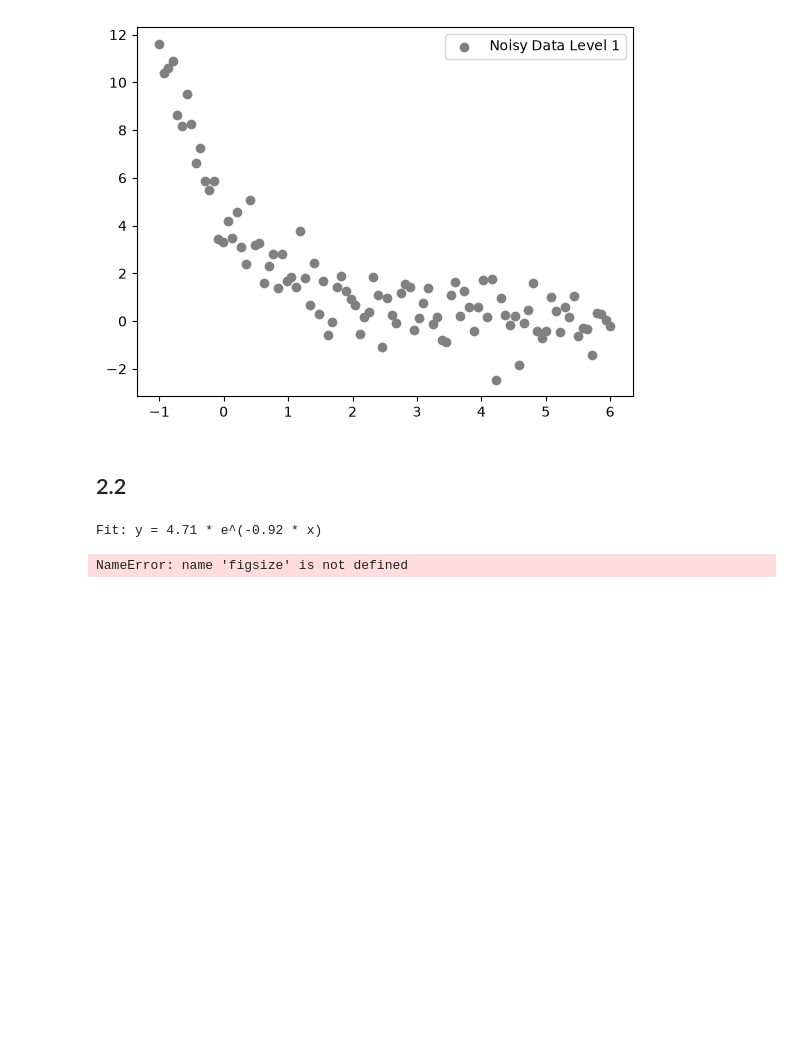
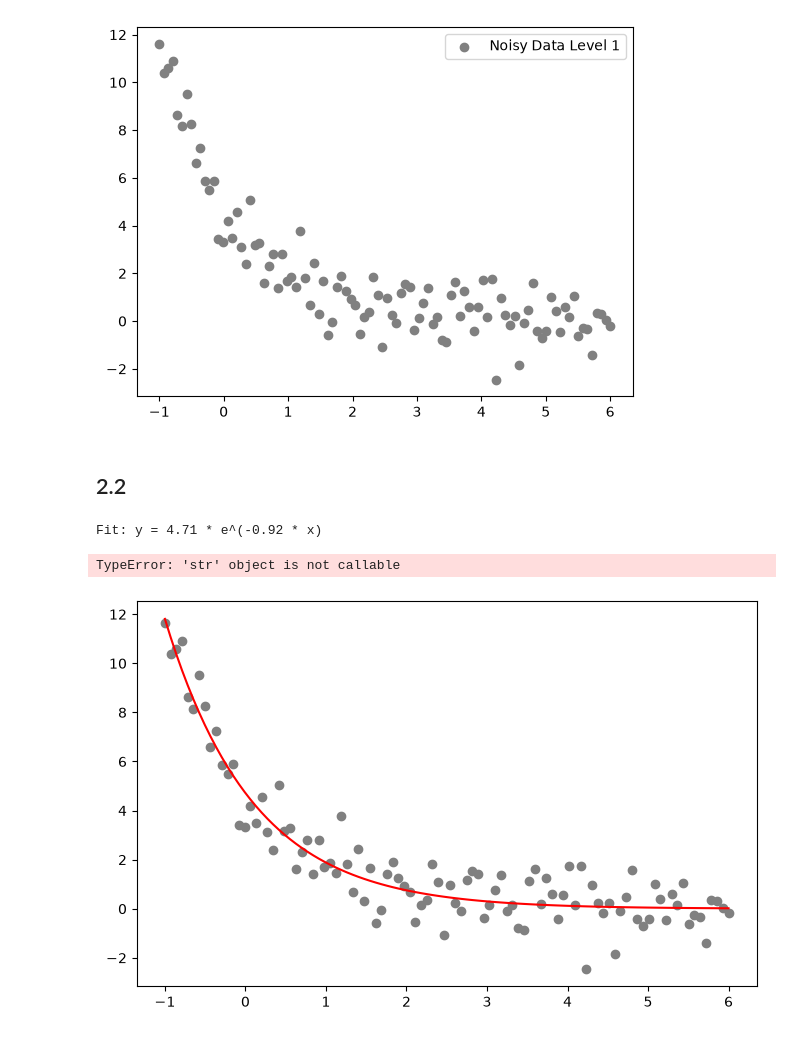
Before and after one commit to reaganbonham/reagan, a Jupyter notebook: homework9/homework9.ipynb, the cells around one changed output. Cells and saved outputs as stored; diff of their text form; code cells hidden in the pictures; blank space fills up the shorter version.

```diff
--- a/homework9/homework9.ipynb
+++ b/homework9/homework9.ipynb
@@ -72,37 +72,40 @@ y_noise_1 = df['y_noise_1'].values
 # %%
 def model(x, A, k):
     return A * np.exp(-k * x)
+
+x = df['x']
+y_noise_1 = df['y_noise_1']
 
 p0 = [1, 1]
 popt, pcov = curve_fit(model, x, y_noise_1, p0=p0)
 
 A_fit, k_fit = popt
 print(f'Fit: y = {A_fit:.2f} * e^(-{k_fit:.2f} * x)')
 
 residuals = y_noise_1 - model(x, A_fit, k_fit)
 chi2 = np.sum(residuals**2)
 dof = len(x) - len(popt)
-chi2_reduced = chi2 /dof
+chi2_reduced = chi2 / dof
 
-plt.figure(figsize(8, 5))
+plt.figure(figsize=(8, 5))
 
 sort_idx = np.argsort(x)
 x_sorted = x[sort_idx]
 
 plt.scatter(x, y_noise_1, color = 'gray', label = 'Noisy Data Lvl 1')
 
 plt.plot(
     x_sorted,
-    model(x_sorted, 5, 0.8),
-    color = 'black',
-    linestyle = '--',
-    label = 'True Model: y = 5e^(-0.8x)',
+    model(x_sorted, A_fit, k_fit),
+    color = 'red',
+    label = f'Fitted Model: y = {A_fit:.2f}e^(-{k_fit:.2f}x',
 )
-plt.title('Noise Level 1')
+plt.title(f'Noise Level 1 | Reduced Chi-Squared = {chi2_reduced:.2f}')
 plt.xlabel('x')
 plt.ylabel('y')
 plt.legend()
 plt.show()
 # %% [output]
 Fit: y = 4.71 * e^(-0.92 * x)
-NameError: name 'figsize' is not defined
+TypeError: 'str' object is not callable
+[figure, added]
```
Also changed, not shown: 3 other files.
